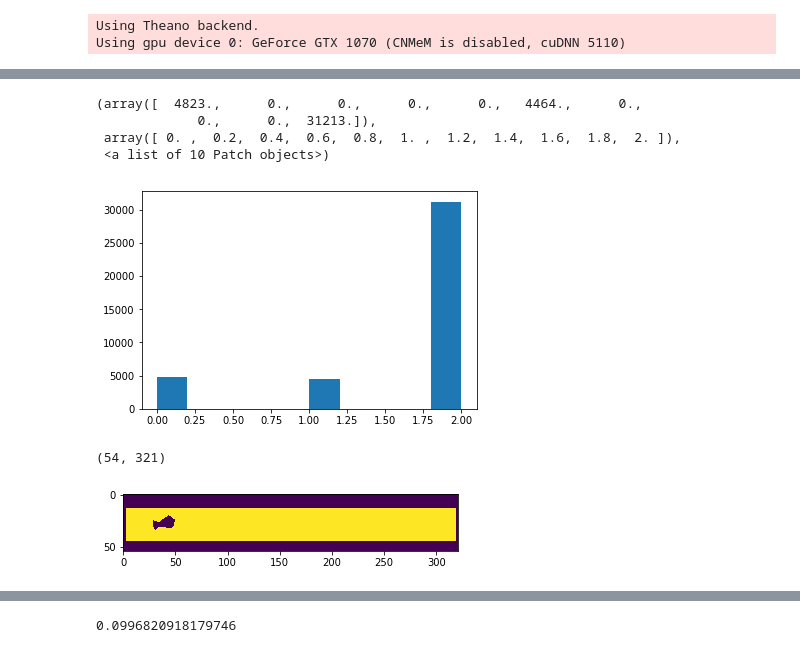
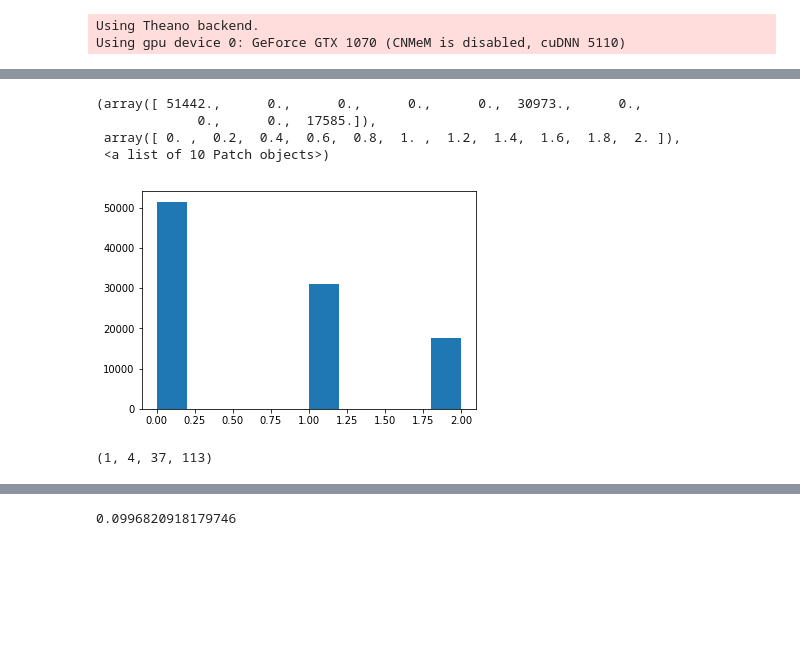
Before and after one commit to LouisFoucard/gym-blender, a Jupyter notebook: deepQ_agent_example.ipynb, the cells around one changed output, grey strips where cells are left out. Cells and saved outputs as stored; diff of their text form; code cells hidden in the pictures; blank space fills up the shorter version.

Commit message:
dqn agent updates + fixes

```diff
--- a/deepQ_agent_example.ipynb
+++ b/deepQ_agent_example.ipynb
@@ -84,12 +122,14 @@ class DQNAgent:
 # %%
+history_length = 4
+
 ridge_env = gym.envs.make('ridge-v0')
 
 state = ridge_env._reset()
-state = np.expand_dims(state, 0)
-agent = DQNAgent(ridge_env, state.shape)
+agent = DQNAgent(ridge_env, (history_length,)+state.shape)
 
-episodes = 10000
+episodes = 50000
 all_scores = []
+all_scores_means = []
 # Iterate the game
 for e in range(episodes):
 
@@ -99,27 +139,35 @@ for e in range(episodes):
     # time_t represents each frame of the game
     # Our goal is to keep the pole upright as long as possible
     # the more time_t the more score
+    states = deque([state]*history_length)
     for time_t in range(5000):
         # turn this on if you want to render
         # env.render()
 
         # Decide action
-        action = agent.act(state)
+        action = agent.act(np.concatenate(states, axis=1))
 
         # Advance the game to the next frame based on the action.
         next_state, reward, done, _ = ridge_env.step(ridge_env.blender_interface.legal_action_set[action])
 
         # (reward defaults to 1)
         # reward the agent 1 for every frame it lived
-        # and punish -100 for dying
-        reward = -100 if done else 1
+        # and punish -1 for dying
+        reward = -1 if done else 1
 
         next_state = np.expand_dims(np.expand_dims(next_state, 0), 0)
         # Remember the previous state, action, reward, and done
-        agent.remember(state, action, reward, next_state, done)
 
         # make next_state the new current state for the next frame.
-        state = copy.deepcopy(next_state)
+
+        next_states = copy.deepcopy(states)
+        next_states.rotate(-1)
+        next_states[-1] = next_state
+
+        agent.remember(np.concatenate(states, axis=1), action,
+                       reward, np.concatenate(next_states, axis=1), done)
+
+        states = copy.deepcopy(next_states)
 
         # done becomes True when the game ends
         # ex) The agent drops the pole
@@ -129,12 +177,16 @@ for e in range(episodes):
 
             break
     # train the agent with the experience of the episode
-    agent.replay(32)
-    pl.plot(all_scores, '+')
-    pl.title("episode: {}/{}, score: {}".format(e, episodes, time_t))
-    display.clear_output(wait=True)
-    display.display(pl.gcf())
-    pl.close()
+    agent.train(batch_size=32, history_length=history_length)
+
+    if e%20 == 0:
+        all_scores_means += [np.mean(all_scores)]
+        all_scores = []
+        pl.plot(all_scores_means, '+')
+        pl.title("episode: {}/{}, score: {}".format(e, episodes, time_t))
+        display.clear_output(wait=True)
+        display.display(pl.gcf())
+        pl.close()
 
 del agent.env
 del ridge_env
@@ -144,21 +216,16 @@ KeyboardInterrupt:
 # %%
 actions = []
-for mem in agent.memory[:40500]:
+for mem in agent.memory:
     actions += [mem[1]]
 
 plt.hist(actions)
 # %% [output]
-(array([  4823.,      0.,      0.,      0.,      0.,   4464.,      0.,
-             0.,      0.,  31213.]),
+(array([ 51442.,      0.,      0.,      0.,      0.,  30973.,      0.,
+             0.,      0.,  17585.]),
  array([ 0. ,  0.2,  0.4,  0.6,  0.8,  1. ,  1.2,  1.4,  1.6,  1.8,  2. ]),
  <a list of 10 Patch objects>)
-[figure, old version]
+[figure, new version]
-# %%
-agent.memory[0][0][0,0,...].shape
-# %% [output]
-(54, 321)
-# %%
-plt.imshow(agent.memory[0][0][0,0,...])
-plt.show()
-# %% [output]
-[figure, removed]
+# %%
+prestate.shape
+# %% [output]
+(1, 4, 37, 113)
```
Also changed, not shown: parts of 10 cells of this notebook, 3 other files.
